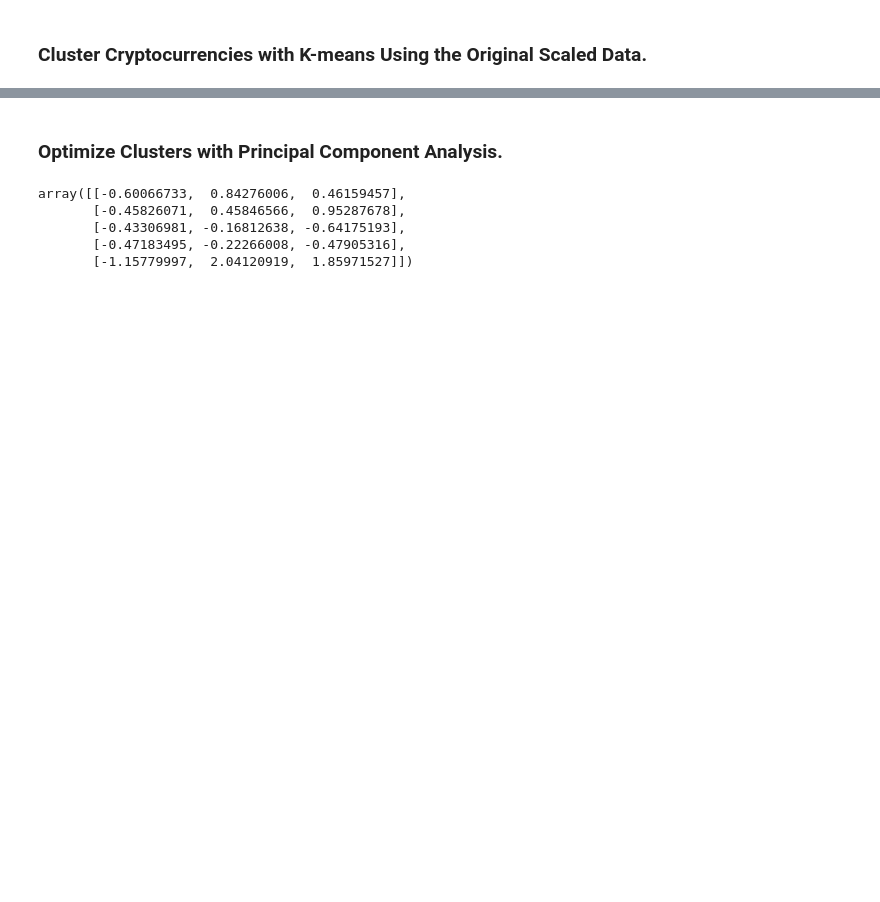
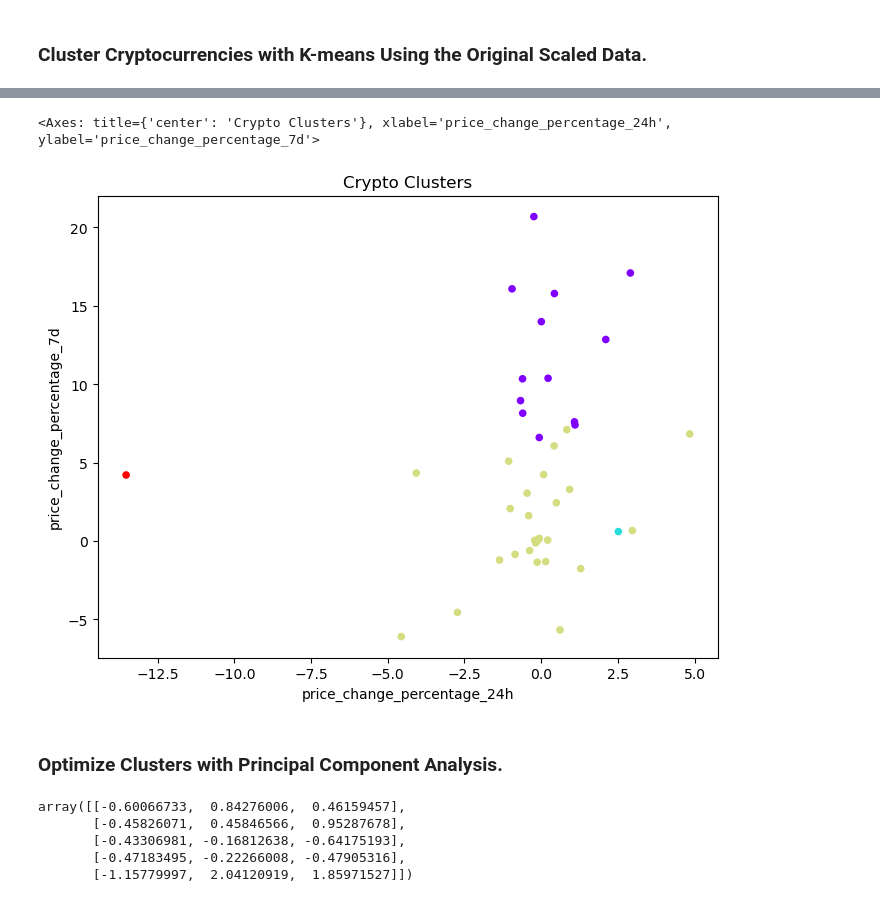
Before and after one commit to rmsreis/CryptoClustering, a Jupyter notebook: Crypto_Clustering.ipynb, the cells around one changed output, grey strips where cells are left out. Cells and saved outputs as stored; diff of their text form; code cells hidden in the pictures; blank space fills up the shorter version.

```diff
--- a/Crypto_Clustering.ipynb
+++ b/Crypto_Clustering.ipynb
@@ -159,10 +166,12 @@ plt.show()
 # %%
 # Create a copy of the DataFrame
+clustered_df = market_data_df.copy()
 # %%
 # Add a new column to the DataFrame with the predicted clusters
-
+clustered_df["class"] = km_model.labels_
 
 # Display sample data
+clustered_df.head(10)
 # %% [output]
 |  | price_change_percentage_24h | price_change_percentage_7d | price_change_percentage_14d | price_change_percentage_30d | ... |
 | coin_id |  |  |  |  | ... |
@@ -174,7 +188,20 @@ plt.show()
 # %%
 # Create a scatter plot using Pandas plot by setting
 # `x="price_change_percentage_24h"` and `y="price_change_percentage_7d"`.
 # Use "rainbow" for the color to better visualize the data.
+clustered_df.plot(
+    kind="scatter",
+    x="price_change_percentage_24h",
+    y="price_change_percentage_7d",
+    c="class",
+    colormap="rainbow",
+    colorbar=False,
+    figsize=(8, 6),
+    title="Crypto Clusters"
+)
+# %% [output]
+<Axes: title={'center': 'Crypto Clusters'}, xlabel='price_change_percentage_24h', ylabel='price_change_percentage_7d'>
+[figure, added]
 # %% [markdown]
 ### Optimize Clusters with Principal Component Analysis.
 # %%
```
Also changed, not shown: parts of 26 cells of this notebook.
